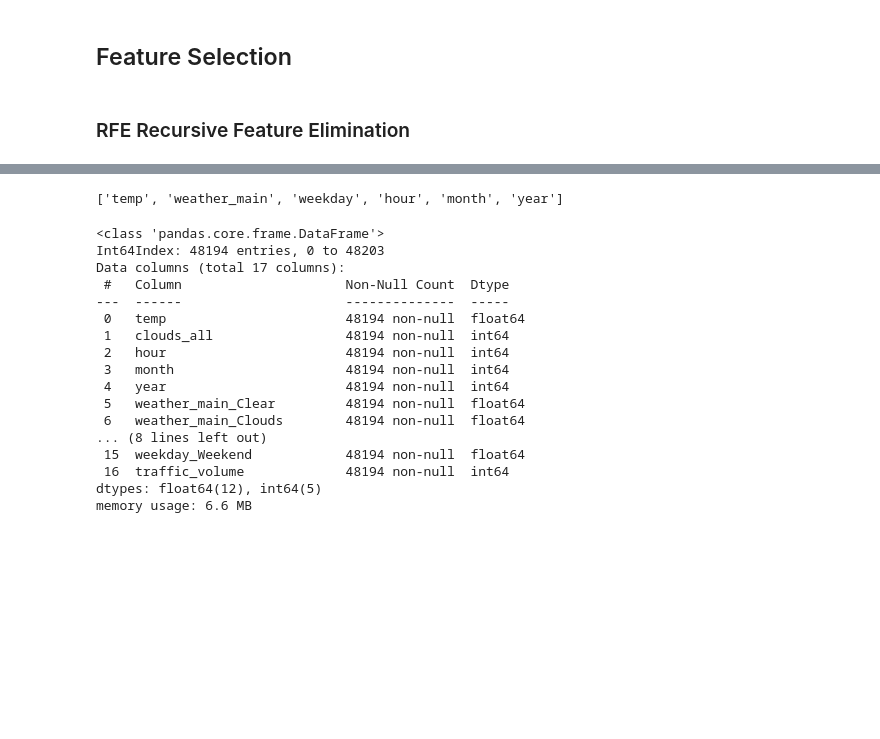
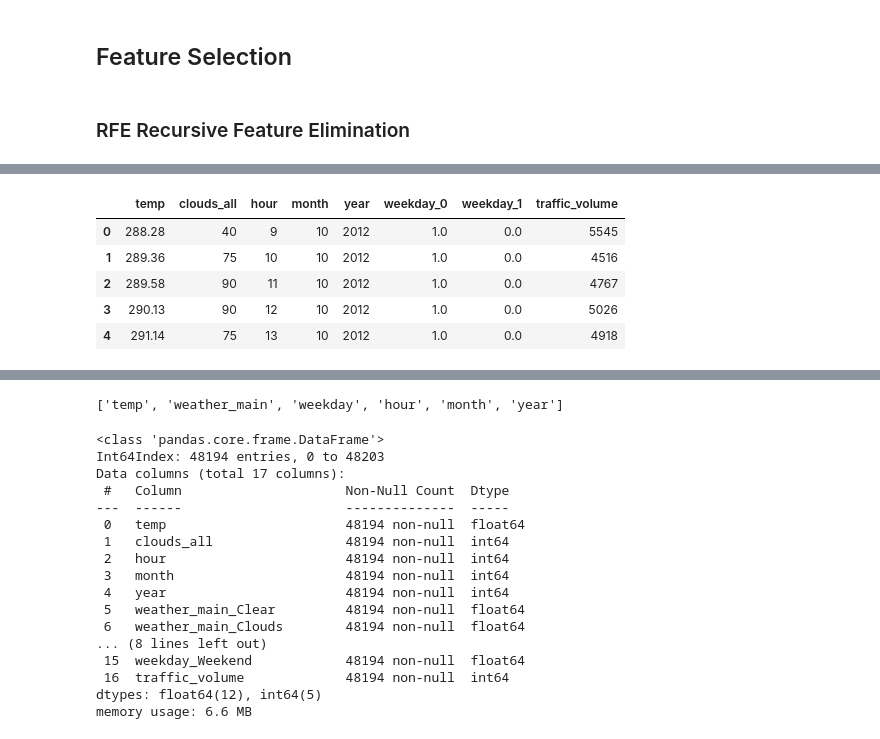
Before and after one commit to MrFICAX/Machine_Learning_Project_1, a Jupyter notebook: Projekat1_InProgress.ipynb, the cells around one changed output, grey strips where cells are left out. Cells and saved outputs as stored; diff of their text form; code cells hidden in the pictures; blank space fills up the shorter version.

```diff
--- a/Projekat1_InProgress.ipynb
+++ b/Projekat1_InProgress.ipynb
@@ -1327,0 +1383,15 @@ def dropAndSplitFeatures(featuresToDrop, data):
+# %%
+cols = [c for c in df.columns if c.lower()[:12] != 'weather_main']
+
+pdf=df[cols]
+cols = [c for c in pdf.columns if c.lower()[:7] != 'holiday']
+
+pdf=pdf[cols]
+pdf.head()
+# %% [output]
+|  | temp | clouds_all | hour | month | year | weekday_0 | weekday_1 | traffic_volume |
+| 0 | 288.28 | 40 | 9 | 10 | 2012 | 1.0 | 0.0 | 5545 |
+| 1 | 289.36 | 75 | 10 | 10 | 2012 | 1.0 | 0.0 | 4516 |
+| 2 | 289.58 | 90 | 11 | 10 | 2012 | 1.0 | 0.0 | 4767 |
+| 3 | 290.13 | 90 | 12 | 10 | 2012 | 1.0 | 0.0 | 5026 |
+| 4 | 291.14 | 75 | 13 | 10 | 2012 | 1.0 | 0.0 | 4918 |
```
Also changed, not shown: parts of 39 cells of this notebook.
